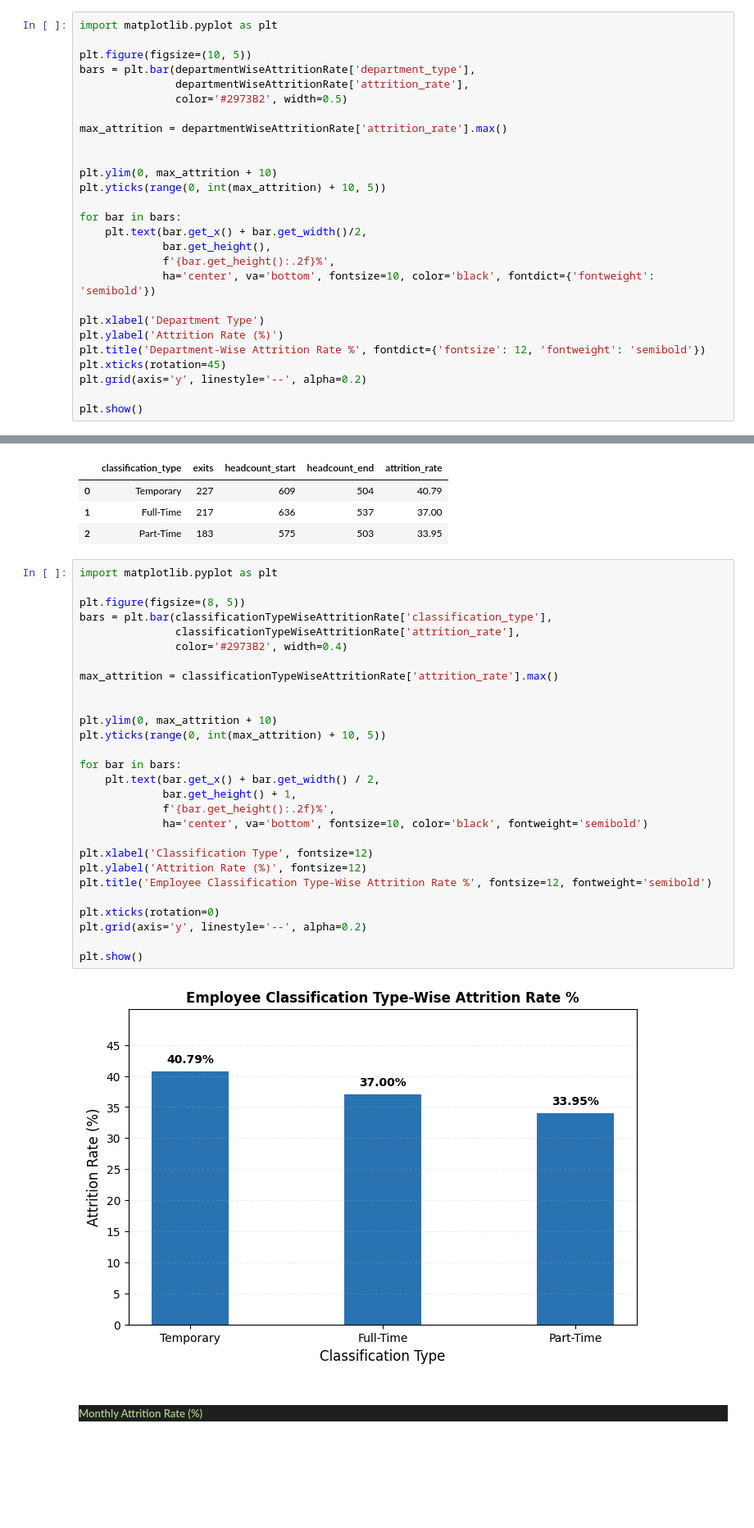
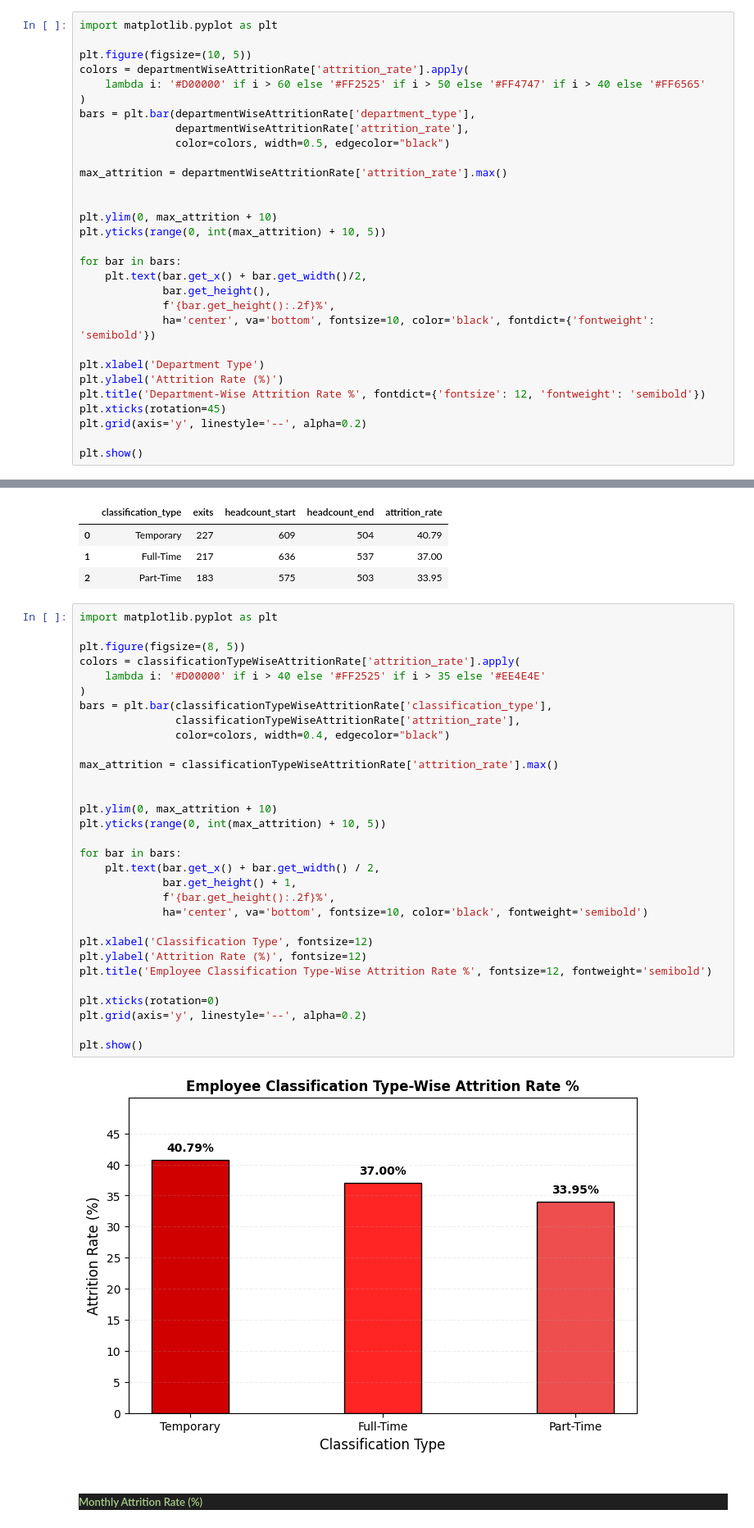
Before and after one commit to rohithreddy2001/HR-Data-Analytics, a Jupyter notebook: HR_Data_Analytics.ipynb, the cells around one changed output, grey strips where cells are left out. Shown at 82% size. Drawn from its saved outputs; the diff is of its cells as text; blank space fills up the shorter version.

```diff
--- a/HR_Data_Analytics.ipynb
+++ b/HR_Data_Analytics.ipynb
@@ -193,9 +193,12 @@ departmentWiseAttritionRate
 import matplotlib.pyplot as plt
 
 plt.figure(figsize=(10, 5))
+colors = departmentWiseAttritionRate['attrition_rate'].apply(
+    lambda i: '#D00000' if i > 60 else '#FF2525' if i > 50 else '#FF4747' if i > 40 else '#FF6565'
+)
 bars = plt.bar(departmentWiseAttritionRate['department_type'],
                departmentWiseAttritionRate['attrition_rate'],
-               color='#2973B2', width=0.5)
+               color=colors, width=0.5, edgecolor="black")
 
 max_attrition = departmentWiseAttritionRate['attrition_rate'].max()
 
@@ -274,33 +277,36 @@ classificationTypeWiseAttritionRate
 # %%
 import matplotlib.pyplot as plt
 
 plt.figure(figsize=(8, 5))
+colors = classificationTypeWiseAttritionRate['attrition_rate'].apply(
+    lambda i: '#D00000' if i > 40 else '#FF2525' if i > 35 else '#EE4E4E'
+)
 bars = plt.bar(classificationTypeWiseAttritionRate['classification_type'],
                classificationTypeWiseAttritionRate['attrition_rate'],
-               color='#2973B2', width=0.4)
+               color=colors, width=0.4, edgecolor="black")
 
 max_attrition = classificationTypeWiseAttritionRate['attrition_rate'].max()
 
 
 plt.ylim(0, max_attrition + 10)
 plt.yticks(range(0, int(max_attrition) + 10, 5))
 
 for bar in bars:
     plt.text(bar.get_x() + bar.get_width() / 2,
              bar.get_height() + 1,
              f'{bar.get_height():.2f}%',
              ha='center', va='bottom', fontsize=10, color='black', fontweight='semibold')
 
 plt.xlabel('Classification Type', fontsize=12)
 plt.ylabel('Attrition Rate (%)', fontsize=12)
 plt.title('Employee Classification Type-Wise Attrition Rate %', fontsize=12, fontweight='semibold')
 
 plt.xticks(rotation=0)
 plt.grid(axis='y', linestyle='--', alpha=0.2)
 
 plt.show()
 # %% [output]
-[figure, old version]
+[figure, new version]
 # %% [markdown]
 <h5 style="color: #A8CD89; background-color: #1f1f1f;">Monthly Attrition Rate (%)</h5>
 # %%
```
Also changed, not shown: parts of 6 cells of this notebook, 6 other files.
